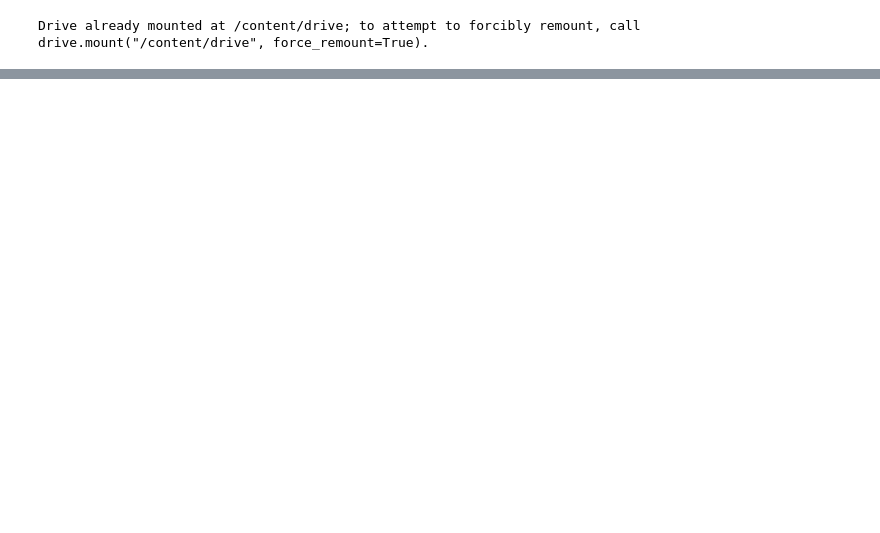
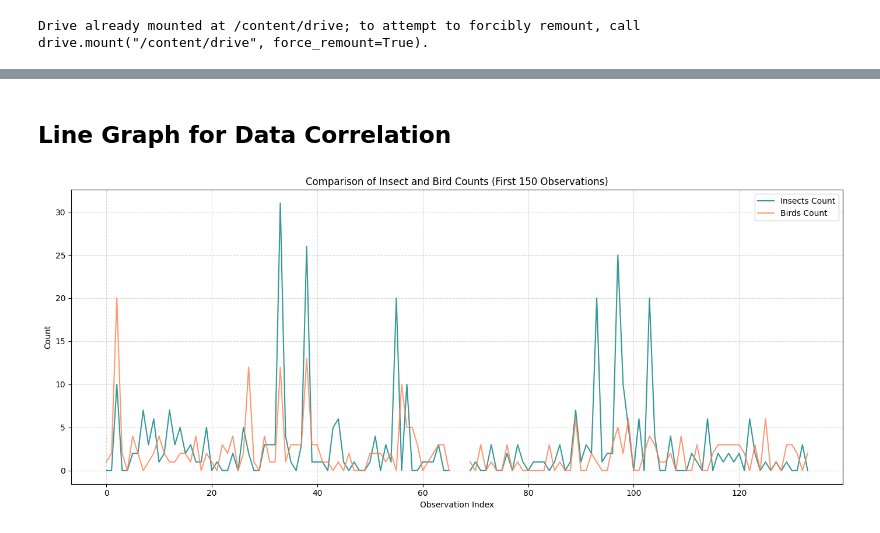
Before and after one commit to LiamPlower/ML-CampusProject-colab, a Jupyter notebook: MLProject.ipynb, the cells around one changed output, grey strips where cells are left out. Drawn from its saved outputs; the diff is of its cells as text; code cells hidden in the pictures; blank space fills up the shorter version.

Commit message:
Added Data cleaning

```diff
--- a/MLProject.ipynb
+++ b/MLProject.ipynb
@@ -20,4 +21,7 @@ df = pd.read_csv('/content/drive/MyDrive/Colab Notebooks/CampusWalkDataset_61026
 # Drop the specified Unnamed columns if they exist in the dataframe
 columns_to_drop = [col for col in df.columns if any(unnamed in col for unnamed in ['Unnamed: 23', 'Unnamed: 24', 'Unnamed: 25', 'Unnamed: 26'])]
 df = df.drop(columns=columns_to_drop, errors='ignore')
+
+# Drop specified rows by index
+df = df.drop(index=[66, 67, 68, 134, 135, 136], errors='ignore')
 # %% [markdown]
@@ -42,0 +140,14 @@ Warning: Total number of columns (23) exceeds max_columns (20). Falling back to
+# %%
+# Define Mapping
+sound_mapping = {
+    'Quiet': 0,
+    'Moderate': 1,
+    'Loud': 2
+}
+
+# Create a new numerical column
+df['sound_level_encoded'] = df['sound level'].map(sound_mapping)
+
+# Verify
+print("--Mapping Verification--")
+print(df[['sound level', 'sound_level_encoded']].drop_duplicates().reset_index(drop=True))
@@ -42,0 +183,23 @@ Warning: Total number of columns (23) exceeds max_columns (20). Falling back to
+# %% [markdown]
+## Line Graph for Data Correlation
+# %%
+import matplotlib.pyplot as plt
+
+# Set the figure size
+plt.figure(figsize=(14, 6))
+
+# Plot insects_count and birds_count
+plt.plot(df.index[:150], df['insects_count'].iloc[:150], label='Insects Count', color='teal', alpha=0.8, linewidth=1.5)
+plt.plot(df.index[:150], df['birds_count'].iloc[:150], label='Birds Count', color='coral', alpha=0.8, linewidth=1.5)
+
+# Customize plot details
+plt.title('Comparison of Insect and Bird Counts (First 150 Observations)')
+plt.xlabel('Observation Index')
+plt.ylabel('Count')
+plt.grid(True, linestyle='--', alpha=0.5)
+plt.legend()
+
+plt.tight_layout()
+plt.show()
+# %% [output]
+[figure, added]
```
Also changed, not shown: parts of 22 cells of this notebook.
